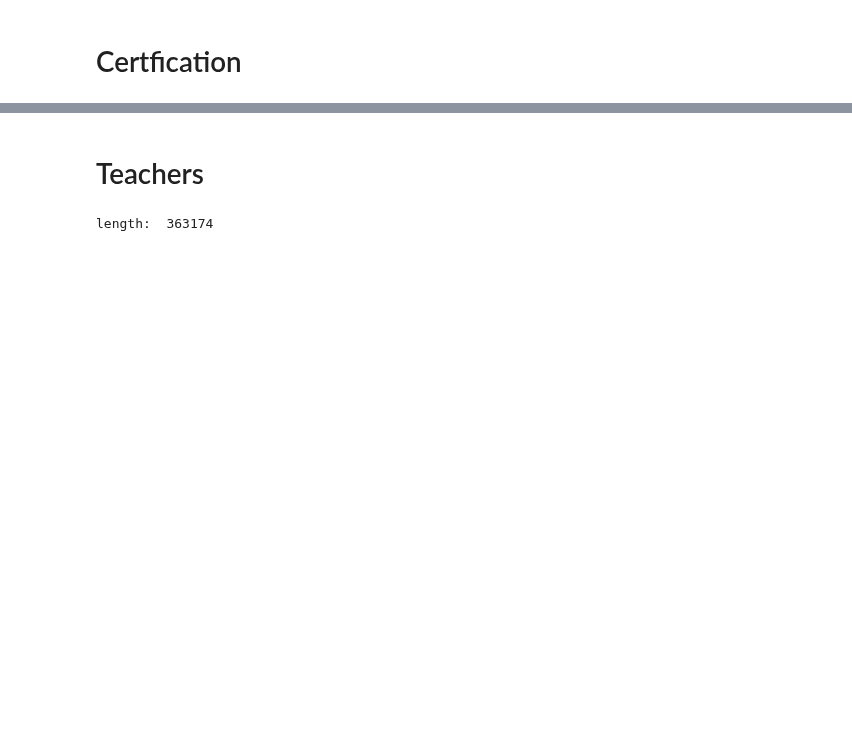
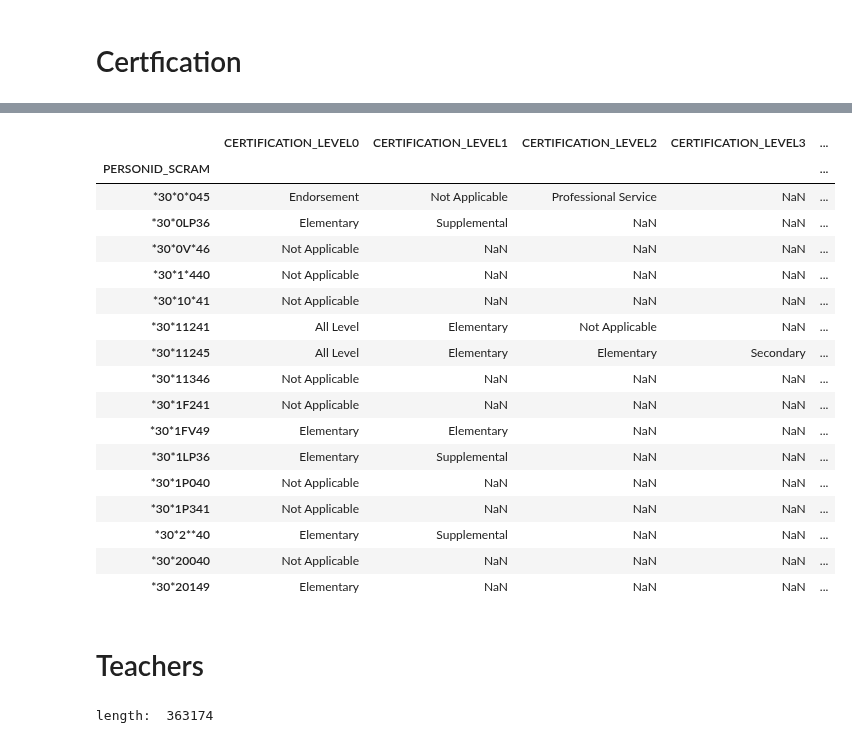
Before and after one commit to KylieLAnglin/dofis, a Jupyter notebook: clean/merge_certification.ipynb, the cells around one changed output, grey strips where cells are left out. Cells and saved outputs as stored; diff of their text form; code cells hidden in the pictures; blank space fills up the shorter version.

```diff
--- a/clean/merge_certification.ipynb
+++ b/clean/merge_certification.ipynb
@@ -48,3 +93,2 @@ length:  2392619
 # %%
-certification['idx'] = certification.groupby('PERSONID_SCRAM').cumcount()
-certification.pivot(index='PERSONID_SCRAM',columns='idx')[['CREDENTIAL_TYPE','CREDENTIALED_GRADES', 'SUBJECT_AREA']]
+certification_wide = certification.pivot(index='PERSONID_SCRAM',columns='idx')[['ROLE_CREDENTIALED_FOR', 'CREDENTIAL_TYPE','CREDENTIALED_GRADES', 'SUBJECT']]
@@ -84,3 +95,27 @@ certification = certification.set_index('PERSONID_SCRAM')
+# %%
+cols = certification_wide.columns
+ind = pd.Index([e[0] + str(e[1]) for e in cols.tolist()])
+certification_wide.columns = ind
+certification_wide
+# %% [output]
+|  | CERTIFICATION_LEVEL0 | CERTIFICATION_LEVEL1 | CERTIFICATION_LEVEL2 | CERTIFICATION_LEVEL3 | ... |
+| PERSONID_SCRAM |  |  |  |  | ... |
+| *30*0*045 | Endorsement | Not Applicable | Professional Service | NaN | ... |
+| *30*0LP36 | Elementary | Supplemental | NaN | NaN | ... |
+| *30*0V*46 | Not Applicable | NaN | NaN | NaN | ... |
+| *30*1*440 | Not Applicable | NaN | NaN | NaN | ... |
+| *30*10*41 | Not Applicable | NaN | NaN | NaN | ... |
+| *30*11241 | All Level | Elementary | Not Applicable | NaN | ... |
+| *30*11245 | All Level | Elementary | Elementary | Secondary | ... |
+| *30*11346 | Not Applicable | NaN | NaN | NaN | ... |
+| *30*1F241 | Not Applicable | NaN | NaN | NaN | ... |
+| *30*1FV49 | Elementary | Elementary | NaN | NaN | ... |
+| *30*1LP36 | Elementary | Supplemental | NaN | NaN | ... |
+| *30*1P040 | Not Applicable | NaN | NaN | NaN | ... |
+| *30*1P341 | Not Applicable | NaN | NaN | NaN | ... |
+| *30*2**40 | Elementary | Supplemental | NaN | NaN | ... |
+| *30*20040 | Not Applicable | NaN | NaN | NaN | ... |
+| *30*20149 | Elementary | NaN | NaN | NaN | ... |
 # %% [markdown]
 # Teachers
 # %%
```
Also changed, not shown: parts of 15 cells of this notebook.
